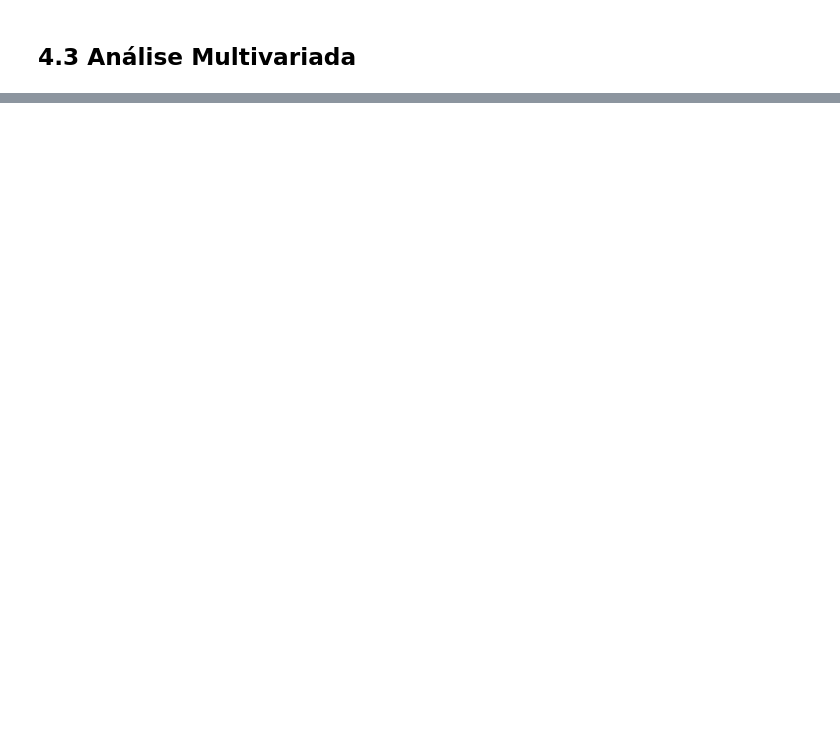
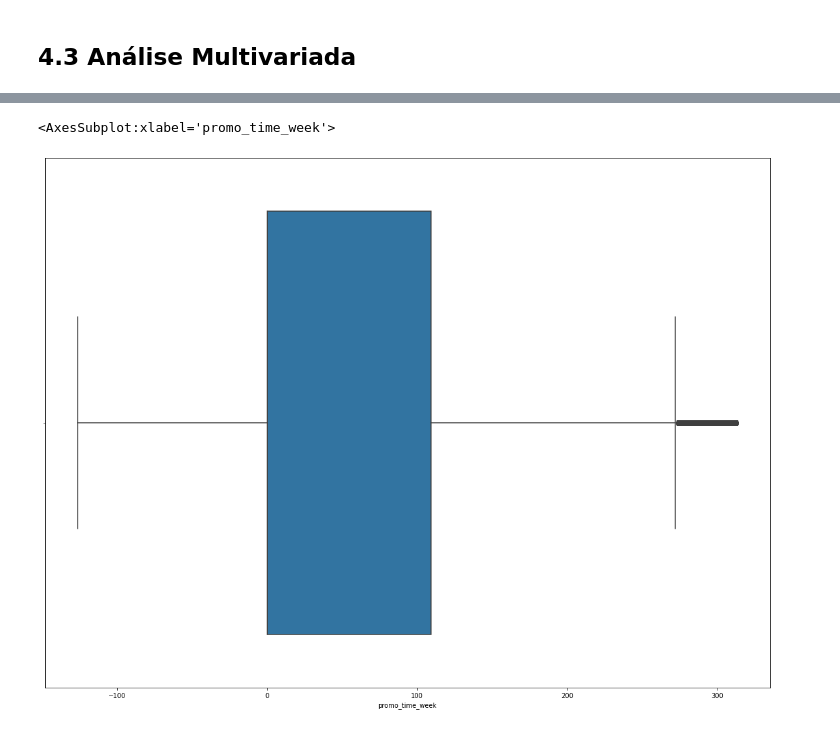
Before and after one commit to joaodequeiroz/Store-Sales-Prediction, a Jupyter notebook: m04_v01_store_sales_prediction.ipynb, the cells around one changed output, grey strips where cells are left out. Cells and saved outputs as stored; diff of their text form; code cells hidden in the pictures; blank space fills up the shorter version.

```diff
--- a/m04_v01_store_sales_prediction.ipynb
+++ b/m04_v01_store_sales_prediction.ipynb
@@ -823,0 +859,6 @@ sns.heatmap(d, annot=True);
+# %%
+plt.figure(figsize=(20,15))
+sns.boxplot(df5['promo_time_week'])
+# %% [output]
+<AxesSubplot:xlabel='promo_time_week'>
+[figure, added]
```
Also changed, not shown: parts of 72 cells of this notebook.
